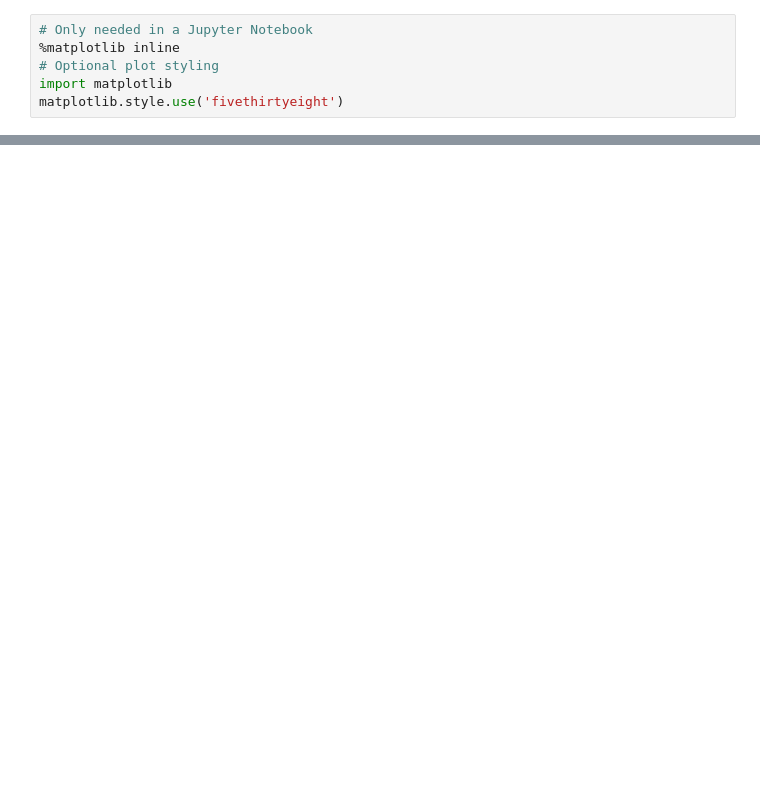
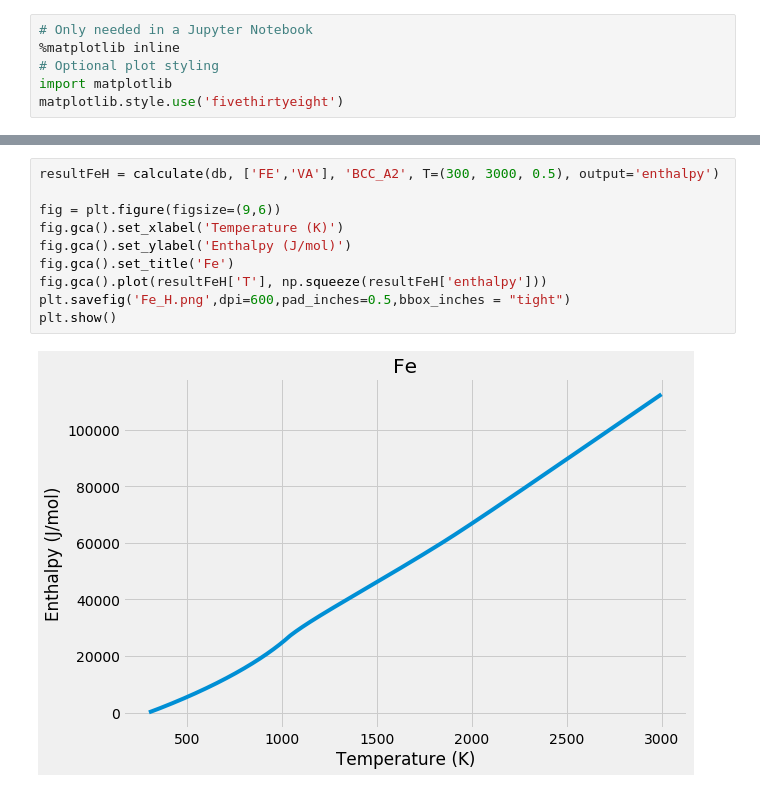
Before and after one commit to amkrajewski/PSU-MatSE580-2020, a Jupyter notebook: binary/Homework2.ipynb, the cells around one changed output, grey strips where cells are left out. Drawn from its saved outputs; the diff is of its cells as text; blank space fills up the shorter version.

```diff
--- a/binary/Homework2.ipynb
+++ b/binary/Homework2.ipynb
@@ -20,0 +41,12 @@ ConditionError: None of the passed phases (['A2_BCC']) are active. List of possi
+# %%
+resultFeH = calculate(db, ['FE','VA'], 'BCC_A2', T=(300, 3000, 0.5), output='enthalpy')
+
+fig = plt.figure(figsize=(9,6))
+fig.gca().set_xlabel('Temperature (K)')
+fig.gca().set_ylabel('Enthalpy (J/mol)')
+fig.gca().set_title('Fe')
+fig.gca().plot(resultFeH['T'], np.squeeze(resultFeH['enthalpy']))
+plt.savefig('Fe_H.png',dpi=600,pad_inches=0.5,bbox_inches = "tight")
+plt.show()
+# %% [output]
+[figure, added]
```
Also changed, not shown: parts of 14 cells of this notebook, 12 other files.
